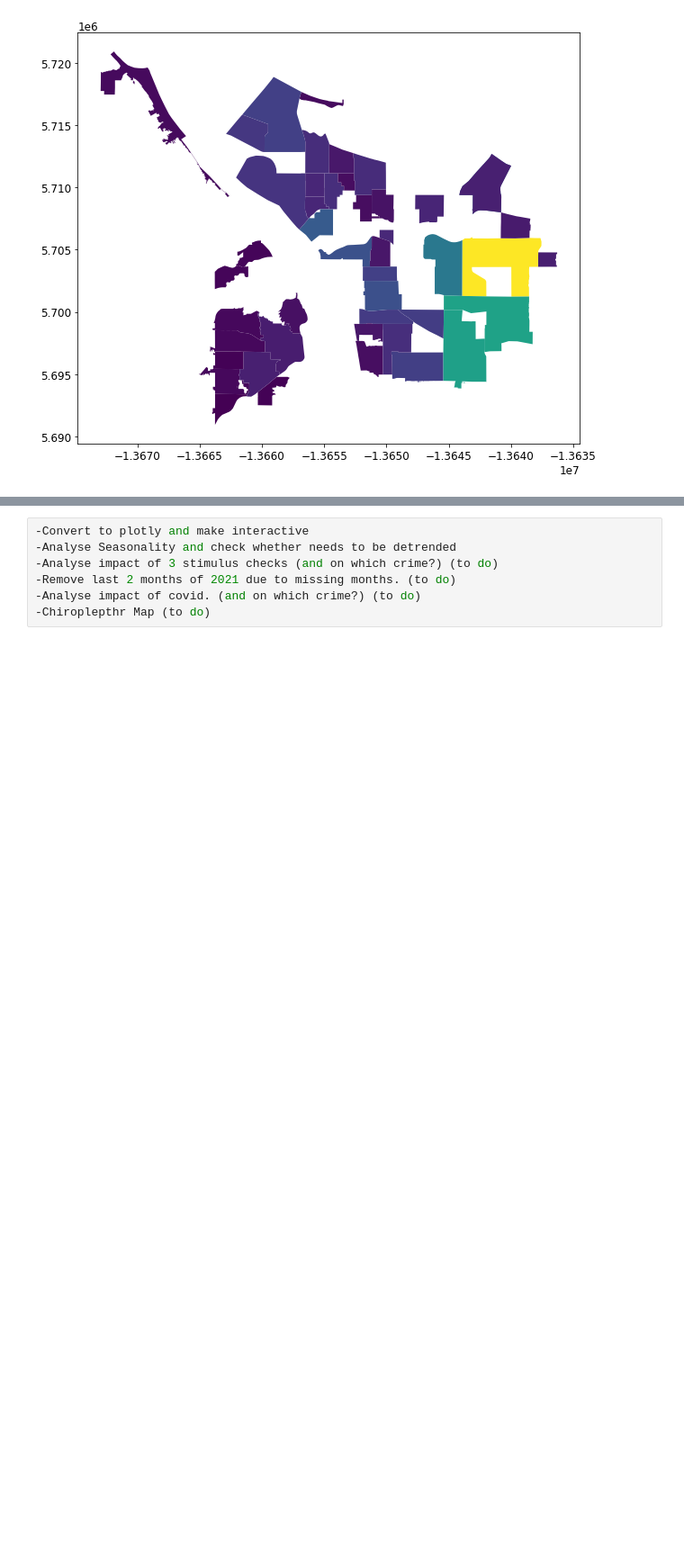
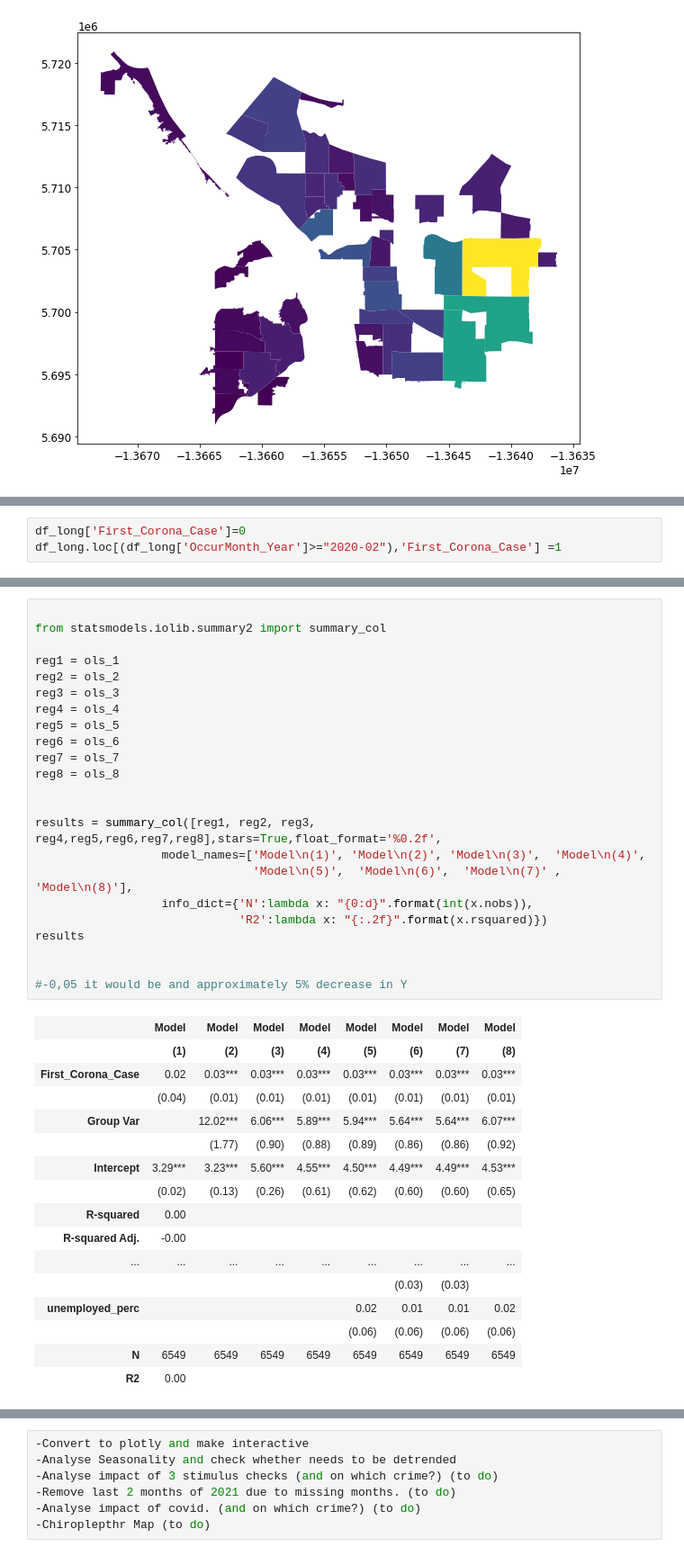
Before and after one commit to Abraham-newbie/OSE-Scientific-Computing-Project, a Jupyter notebook: project.ipynb, the cells around one changed output, grey strips where cells are left out. Shown at 90% size. Cells and saved outputs as stored; diff of their text form; blank space fills up the shorter version.

```diff
--- a/project.ipynb
+++ b/project.ipynb
@@ -402,0 +450,3 @@ IFrame(src='map.html', width=1280, height=600)
+# %%
+df_long['First_Corona_Case']=0
+df_long.loc[(df_long['OccurMonth_Year']>="2020-02"),'First_Corona_Case'] =1
@@ -402,0 +567,40 @@ IFrame(src='map.html', width=1280, height=600)
+# %%
+
+from statsmodels.iolib.summary2 import summary_col
+
+reg1 = ols_1
+reg2 = ols_2
+reg3 = ols_3
+reg4 = ols_4
+reg5 = ols_5
+reg6 = ols_6
+reg7 = ols_7
+reg8 = ols_8
+
+
+results = summary_col([reg1, reg2, reg3, reg4,reg5,reg6,reg7,reg8],stars=True,float_format='%0.2f',
+                  model_names=['Model\n(1)', 'Model\n(2)', 'Model\n(3)',  'Model\n(4)',
+                               'Model\n(5)',  'Model\n(6)',  'Model\n(7)' , 'Model\n(8)'],
+                  info_dict={'N':lambda x: "{0:d}".format(int(x.nobs)),
+                             'R2':lambda x: "{:.2f}".format(x.rsquared)})
+results
+
+
+#-0,05 it would be and approximately 5% decrease in Y
+# %% [output]
+|  | Model | Model | Model | Model | Model | Model | Model | Model |
+|  | (1) | (2) | (3) | (4) | (5) | (6) | (7) | (8) |
+| First_Corona_Case | 0.02 | 0.03*** | 0.03*** | 0.03*** | 0.03*** | 0.03*** | 0.03*** | 0.03*** |
+|  | (0.04) | (0.01) | (0.01) | (0.01) | (0.01) | (0.01) | (0.01) | (0.01) |
+| Group Var |  | 12.02*** | 6.06*** | 5.89*** | 5.94*** | 5.64*** | 5.64*** | 6.07*** |
+|  |  | (1.77) | (0.90) | (0.88) | (0.89) | (0.86) | (0.86) | (0.92) |
+| Intercept | 3.29*** | 3.23*** | 5.60*** | 4.55*** | 4.50*** | 4.49*** | 4.49*** | 4.53*** |
+|  | (0.02) | (0.13) | (0.26) | (0.61) | (0.62) | (0.60) | (0.60) | (0.65) |
+| R-squared | 0.00 |  |  |  |  |  |  |  |
+| R-squared Adj. | -0.00 |  |  |  |  |  |  |  |
+| ... | ... | ... | ... | ... | ... | ... | ... | ... |
+|  |  |  |  |  |  | (0.03) | (0.03) |  |
+| unemployed_perc |  |  |  |  | 0.02 | 0.01 | 0.01 | 0.02 |
+|  |  |  |  |  | (0.06) | (0.06) | (0.06) | (0.06) |
+| N | 6549 | 6549 | 6549 | 6549 | 6549 | 6549 | 6549 | 6549 |
+| R2 | 0.00 |  |  |  |  |  |  |  |
```
Also changed, not shown: parts of 29 cells of this notebook, 2 other files.
